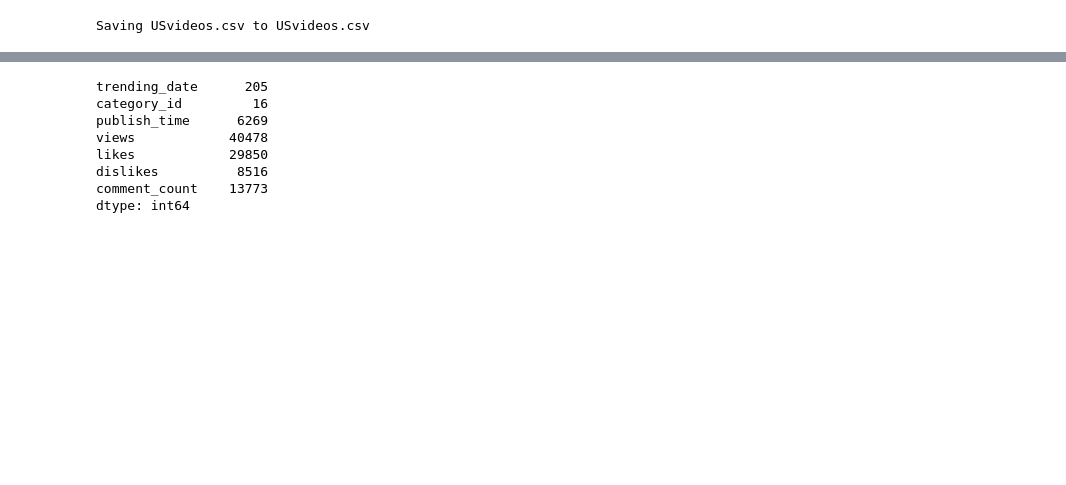
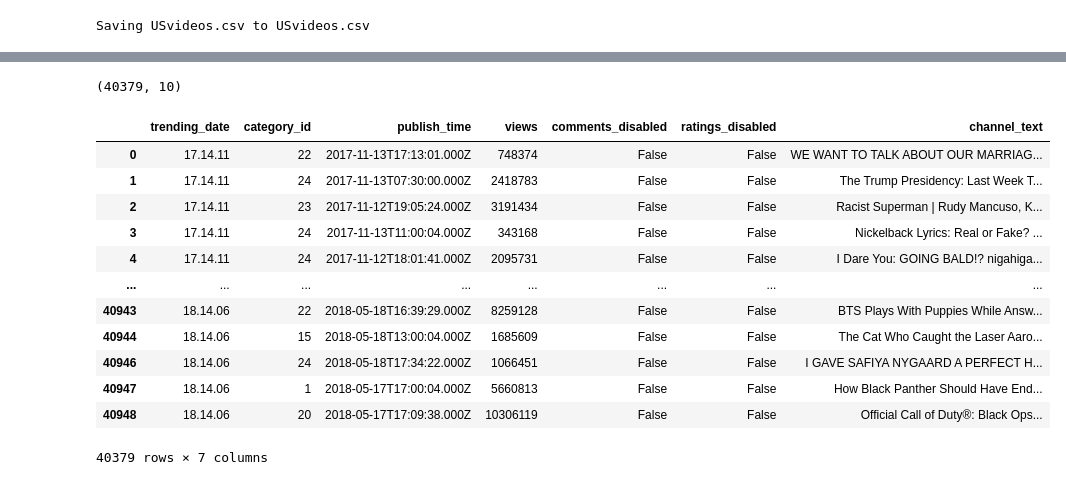
Before and after one commit to jereediv/The_Reason, a Jupyter notebook: Final_Project.ipynb, the cells around one changed output, grey strips where cells are left out. Cells and saved outputs as stored; diff of their text form; code cells hidden in the pictures; blank space fills up the shorter version.

```diff
--- a/Final_Project.ipynb
+++ b/Final_Project.ipynb
@@ -36,11 +37,25 @@ yt_df.head()
-# %%
-yt_df.nunique()
-# %% [output]
-trending_date      205
-category_id         16
-publish_time      6269
-views            40478
-likes            29850
-dislikes          8516
-comment_count    13773
-dtype: int64
+# %%
+#drop description missing rows
+yt_df['description'].replace('', np.nan, inplace=True)
+yt_df.dropna(subset=['description'], inplace=True)
+print(yt_df.shape)
+
+#concatanate text columns
+yt_df['channel_text'] = yt_df.title + ' ' + yt_df.channel_title + ' ' +yt_df.description +'  '+ yt_df.tags
+yt_df = yt_df.drop(columns = ['title', 'channel_title', 'description','tags'])
+yt_df
+# %% [output]
+(40379, 10)
+|  | trending_date | category_id | publish_time | views | comments_disabled | ratings_disabled | channel_text |
+| 0 | 17.14.11 | 22 | 2017-11-13T17:13:01.000Z | 748374 | False | False | WE WANT TO TALK ABOUT OUR MARRIAG... |
+| 1 | 17.14.11 | 24 | 2017-11-13T07:30:00.000Z | 2418783 | False | False | The Trump Presidency: Last Week T... |
+| 2 | 17.14.11 | 23 | 2017-11-12T19:05:24.000Z | 3191434 | False | False | Racist Superman | Rudy Mancuso, K... |
+| 3 | 17.14.11 | 24 | 2017-11-13T11:00:04.000Z | 343168 | False | False | Nickelback Lyrics: Real or Fake? ... |
+| 4 | 17.14.11 | 24 | 2017-11-12T18:01:41.000Z | 2095731 | False | False | I Dare You: GOING BALD!? nigahiga... |
+| ... | ... | ... | ... | ... | ... | ... | ... |
+| 40943 | 18.14.06 | 22 | 2018-05-18T16:39:29.000Z | 8259128 | False | False | BTS Plays With Puppies While Answ... |
+| 40944 | 18.14.06 | 15 | 2018-05-18T13:00:04.000Z | 1685609 | False | False | The Cat Who Caught the Laser Aaro... |
+| 40946 | 18.14.06 | 24 | 2018-05-18T17:34:22.000Z | 1066451 | False | False | I GAVE SAFIYA NYGAARD A PERFECT H... |
+| 40947 | 18.14.06 | 1 | 2018-05-17T17:00:04.000Z | 5660813 | False | False | How Black Panther Should Have End... |
+| 40948 | 18.14.06 | 20 | 2018-05-17T17:09:38.000Z | 10306119 | False | False | Official Call of Duty®: Black Ops... |
+40379 rows × 7 columns
```
Also changed, not shown: parts of 12 cells of this notebook, 1 other file.
